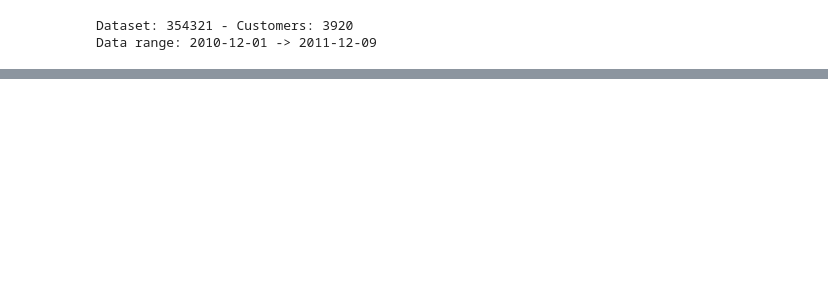
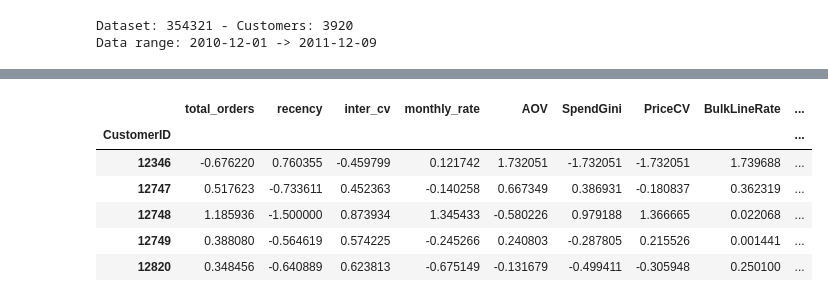
Before and after one commit to lamducanhkhoarubik-spec/fullstack_DS_project, a Jupyter notebook: notebooks/feature_engineering.ipynb, the cells around one changed output, grey strips where cells are left out. Drawn from its saved outputs; the diff is of its cells as text; code cells hidden in the pictures; blank space fills up the shorter version.

```diff
--- a/notebooks/feature_engineering.ipynb
+++ b/notebooks/feature_engineering.ipynb
@@ -77,0 +155,10 @@ _compute_features.describe()
+# %%
+df_scaled.head()
+# %% [output]
+|  | total_orders | recency | inter_cv | monthly_rate | AOV | SpendGini | PriceCV | BulkLineRate | ... |
+| CustomerID |  |  |  |  |  |  |  |  | ... |
+| 12346 | -0.676220 | 0.760355 | -0.459799 | 0.121742 | 1.732051 | -1.732051 | -1.732051 | 1.739688 | ... |
+| 12747 | 0.517623 | -0.733611 | 0.452363 | -0.140258 | 0.667349 | 0.386931 | -0.180837 | 0.362319 | ... |
+| 12748 | 1.185936 | -1.500000 | 0.873934 | 1.345433 | -0.580226 | 0.979188 | 1.366665 | 0.022068 | ... |
+| 12749 | 0.388080 | -0.564619 | 0.574225 | -0.245266 | 0.240803 | -0.287805 | 0.215526 | 0.001441 | ... |
+| 12820 | 0.348456 | -0.640889 | 0.623813 | -0.675149 | -0.131679 | -0.499411 | -0.305948 | 0.250100 | ... |
```
Also changed, not shown: parts of 11 cells of this notebook, 3 other files.
